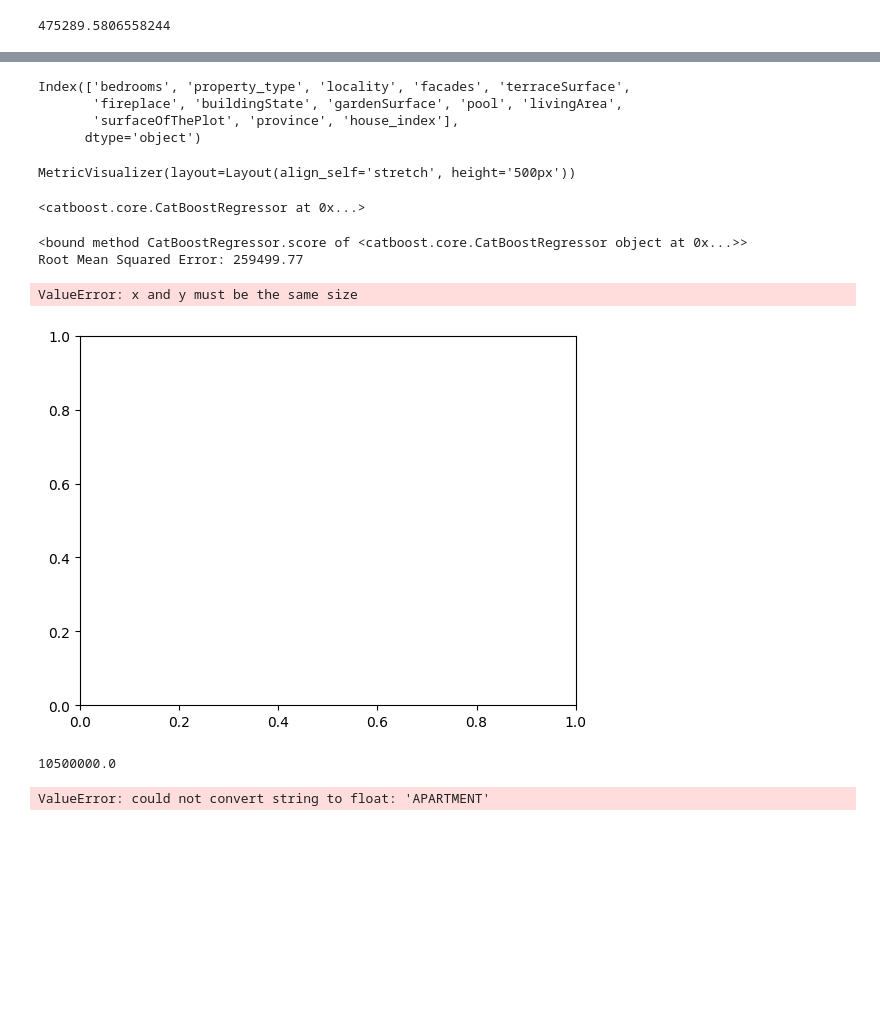
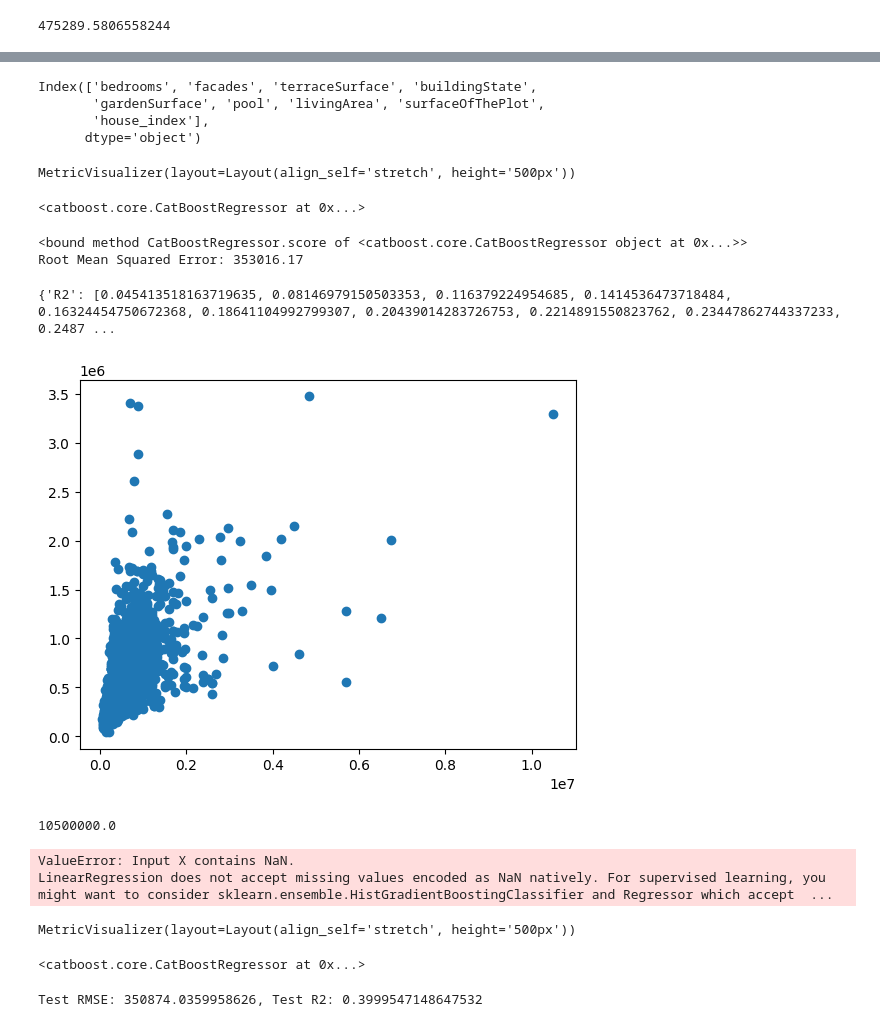
Before and after one commit to 2moonyo/regression, a Jupyter notebook: WIP.ipynb, the cells around one changed output, grey strips where cells are left out. Cells and saved outputs as stored; diff of their text form; code cells hidden in the pictures; blank space fills up the shorter version.

```diff
--- a/WIP.ipynb
+++ b/WIP.ipynb
@@ -126,20 +640,20 @@ df.price.mean()
 # %%
-X = df.drop(columns=["price","kitchen","postal_code","furnished",])
+X = df.drop(columns=["price","kitchen","postal_code","furnished","property_type", "locality","fireplace","province"])
 y = df.price
 # %%
-X_train,X_test,y_train,y_test = train_test_split(X,y, test_size=0.25, random_state=42)
+X_train,X_test,y_train,y_test = train_test_split(X,y, test_size=0.2, random_state=42)
 # %%
 X.columns
 # %% [output]
-Index(['bedrooms', 'property_type', 'locality', 'facades', 'terraceSurface',
-       'fireplace', 'buildingState', 'gardenSurface', 'pool', 'livingArea',
-       'surfaceOfThePlot', 'province', 'house_index'],
+Index(['bedrooms', 'facades', 'terraceSurface', 'buildingState',
+       'gardenSurface', 'pool', 'livingArea', 'surfaceOfThePlot',
+       'house_index'],
       dtype='object')
 # %%
 categorical_feature_indices = ["property_type","province","locality"]
 # %%
-model = CatBoostRegressor(iterations=500, learning_rate=0.1, depth=6, verbose=0, )
-model.fit(X_train, y_train, cat_features=categorical_feature_indices, plot=True)
+model = CatBoostRegressor(iterations=500, learning_rate=0.1, depth=6, eval_metric="AUC" )
+model.fit(X_train, y_train, eval_set=(X_test, y_test), plot=True)
 # %% [output]
 MetricVisualizer(layout=Layout(align_self='stretch', height='500px'))
 <catboost.core.CatBoostRegressor at 0x...>
@@ -153,14 +667,19 @@ print(model.score)
 print(f"Root Mean Squared Error: {mse:.2f}")
 # %% [output]
 <bound method CatBoostRegressor.score of <catboost.core.CatBoostRegressor object at 0x...>>
-Root Mean Squared Error: 259499.77
+Root Mean Squared Error: 353016.17
+# %%
+validation_pool = Pool(X_test, y_test)
+metrics = model.eval_metrics(data=validation_pool, metrics=['R2', 'RMSE', 'MAE'])
+print(metrics)
+# %% [output]
+{'R2': [0.045413518163719635, 0.08146979150503353, 0.116379224954685, 0.1414536473718484, 0.16324454750672368, 0.18641104992799307, 0.20439014283726753, 0.2214891550823762, 0.23447862744337233, 0.2487 ...
 # %%
-plt.scatter(X_train, X_test)
-plt.plot(y_pred, y_test)
+plt.scatter(y_test, y_pred)
+
 plt.show()
 # %% [output]
-ValueError: x and y must be the same size
-[figure, old version]
+[figure, new version]
 # %%
 df.price.max()
 # %% [output]
@@ -169,4 +688,38 @@ df.price.max()
 model = LinearRegression()
 model.fit(X_train,y_train)
 # %% [output]
-ValueError: could not convert string to float: 'APARTMENT'
+ValueError: Input X contains NaN.
+LinearRegression does not accept missing values encoded as NaN natively. For supervised learning, you might want to consider sklearn.ensemble.HistGradientBoostingClassifier and Regressor which accept  ...
+# %%
+from sklearn.model_selection import train_test_split
+
+# Split the data into train+validation and test sets
+X_train_val, X_test, y_train_val, y_test = train_test_split(X, y, test_size=0.25, random_state=42)
+
+# Further split train+validation into training and validation sets
+X_train, X_val, y_train, y_val = train_test_split(X_train_val, y_train_val, test_size=0.2, random_state=42)
+
+# Define and train the model
+model = CatBoostRegressor(iterations=500, learning_rate=0.1, depth=6, verbose=0)
+model.fit(
+    X_train, y_train,
+    eval_set=(X_val, y_val),
+    plot=True
+)
+# %% [output]
+MetricVisualizer(layout=Layout(align_self='stretch', height='500px'))
+<catboost.core.CatBoostRegressor at 0x...>
+# %%
+from sklearn.metrics import mean_squared_error, r2_score
+import numpy as np
+
+# Make predictions on the test set
+y_pred = model.predict(X_test)
+
+# Calculate metrics
+rmse = np.sqrt(mean_squared_error(y_test, y_pred))
+r2 = r2_score(y_test, y_pred)
+
+print(f"Test RMSE: {rmse}, Test R2: {r2}")
+# %% [output]
+Test RMSE: 350874.0359958626, Test R2: 0.3999547148647532
```
Also changed, not shown: parts of 50 cells of this notebook, 12 other files.
